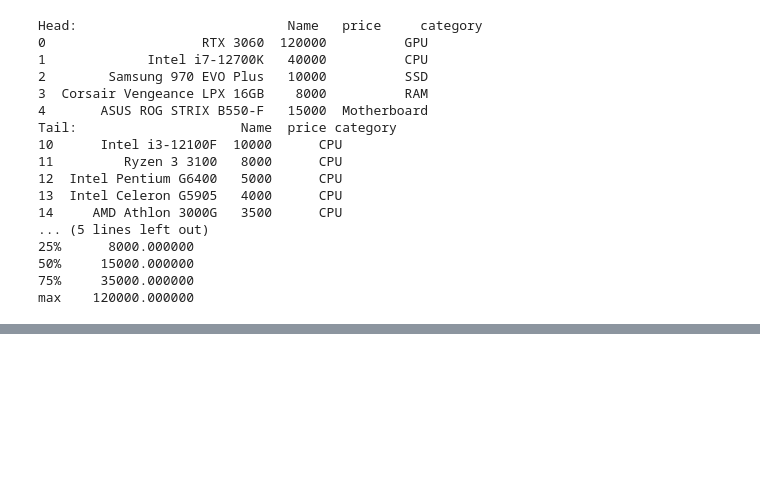
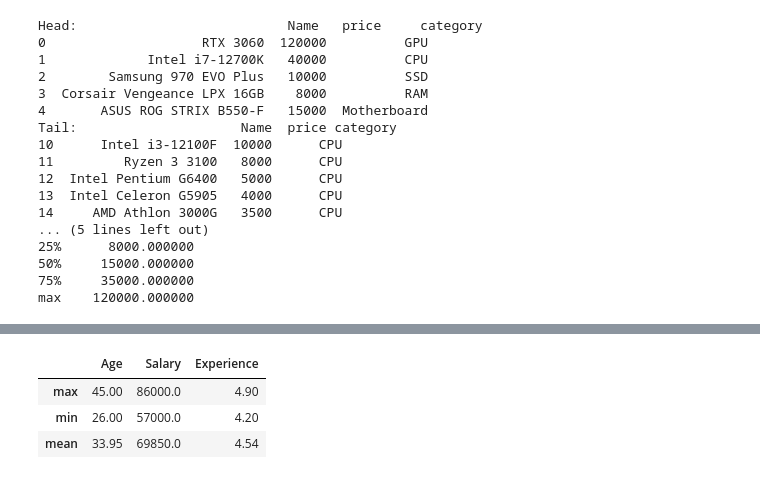
Before and after one commit to bilal12367/Learning_Paths, a Jupyter notebook: AI_Infy/Python_DS/python_numpy.ipynb, the cells around one changed output, grey strips where cells are left out. Cells and saved outputs as stored; diff of their text form; code cells hidden in the pictures; blank space fills up the shorter version.

```diff
--- a/AI_Infy/Python_DS/python_numpy.ipynb
+++ b/AI_Infy/Python_DS/python_numpy.ipynb
@@ -77,0 +151,8 @@ max    120000.000000
+# %%
+list1 = [col for col in data.columns if data[col].dtype in ['float','int64']]
+data[list1].agg(['max', 'min','mean'])
+# %% [output]
+|  | Age | Salary | Experience |
+| max | 45.00 | 86000.0 | 4.90 |
+| min | 26.00 | 57000.0 | 4.20 |
+| mean | 33.95 | 69850.0 | 4.54 |
```
Also changed, not shown: parts of 4 cells of this notebook, 5 other files.
